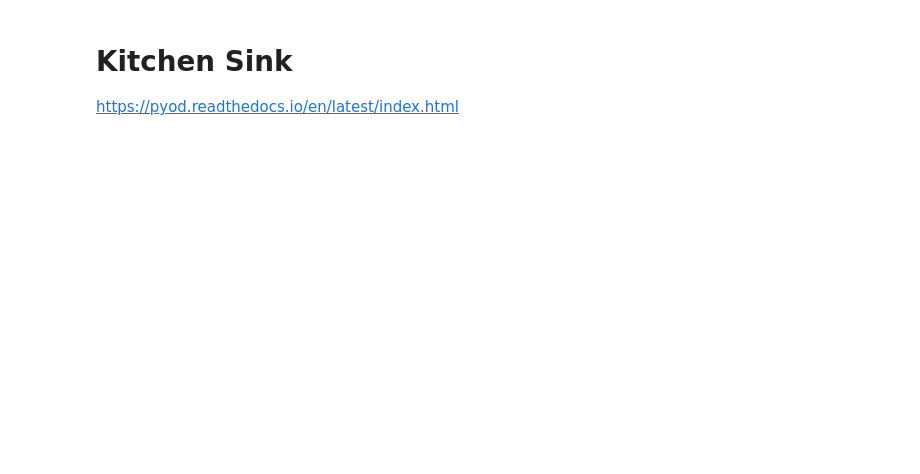
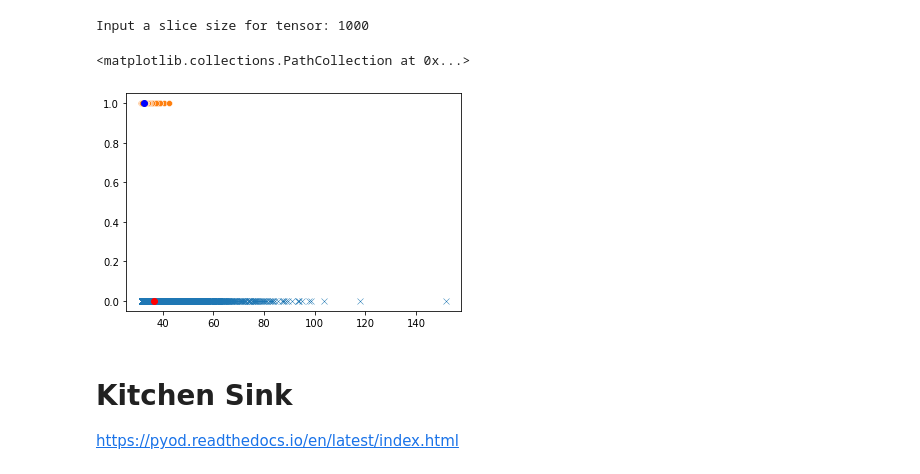
Before and after one commit to ZubairQazi/Anomaly_Detection, a Jupyter notebook: Detection_Testing.ipynb, the cells around one changed output. Cells and saved outputs as stored; diff of their text form; code cells hidden in the pictures; blank space fills up the shorter version.

```diff
--- a/Detection_Testing.ipynb
+++ b/Detection_Testing.ipynb
@@ -64,7 +64,7 @@ def is_anomolous(G):
             return True
     return False
 # %%
-G, ego_gs, roots = load_network('datasets/BlogCatalog.mat')
+G, ego_gs, roots = load_network('datasets/blogcatalog.mat')
 
 roots = [int(r) for r in roots]
 
@@ -100 +107,5 @@ slice_size = int(input("Input a slice size for tensor: "))
+# %%
+slice_size = int(input("Input a slice size for tensor: "))
+# %% [output]
+Input a slice size for tensor: 1000
 # %%
@@ -114,6 +125,9 @@ padded_anom = []
 for gs in tqdm(anom_gs):
     g = nx.to_numpy_array(gs)
     padded = np.zeros((slice_size, slice_size))
+    # add 1s to diagonal
+    for idx, row in enumerate(padded):
+        row[idx] = 1
     if len(padded) >= len(g):
         padded[:g.shape[0], :g.shape[1]] = g
     else:
@@ -124,6 +138,9 @@ padded_clean = []
 for gs in tqdm(clean_gs):
     g = nx.to_numpy_array(gs)
     padded = np.zeros((slice_size, slice_size))
+    # add 1s to diagonal
+    for idx, row in enumerate(padded):
+        row[idx] = 1
     if len(padded) >= len(g):
         padded[:g.shape[0], :g.shape[1]] = g
     else:
@@ -148,6 +165,17 @@ for gs in tqdm(padded_clean):
     gs_p = (A @ ((A.T @ gs) @ B) @ B.T)
     d = np.linalg.norm(gs - gs_p)
     results_clean.append(d)
+# %%
+anom_y = np.zeros(len(anom_gs))
+clean_y = np.zeros(len(clean_gs))
+
+sns.scatterplot(x=results_anom, y=[0] * len(anom_y), marker='x')
+sns.scatterplot(x=results_clean, y=[1] * len(clean_y), marker='o')
+plt.scatter([np.median(results_anom)], 0, c='red')
+plt.scatter([np.median(results_clean)], 1, c='blue')
+# %% [output]
+<matplotlib.collections.PathCollection at 0x...>
+[figure, added]
 # %%
 results = np.column_stack((np.array(results_clean + results_anom), np.zeros(len(ego_gs))))
 # %%
```
Also changed, not shown: parts of 8 cells of this notebook.
